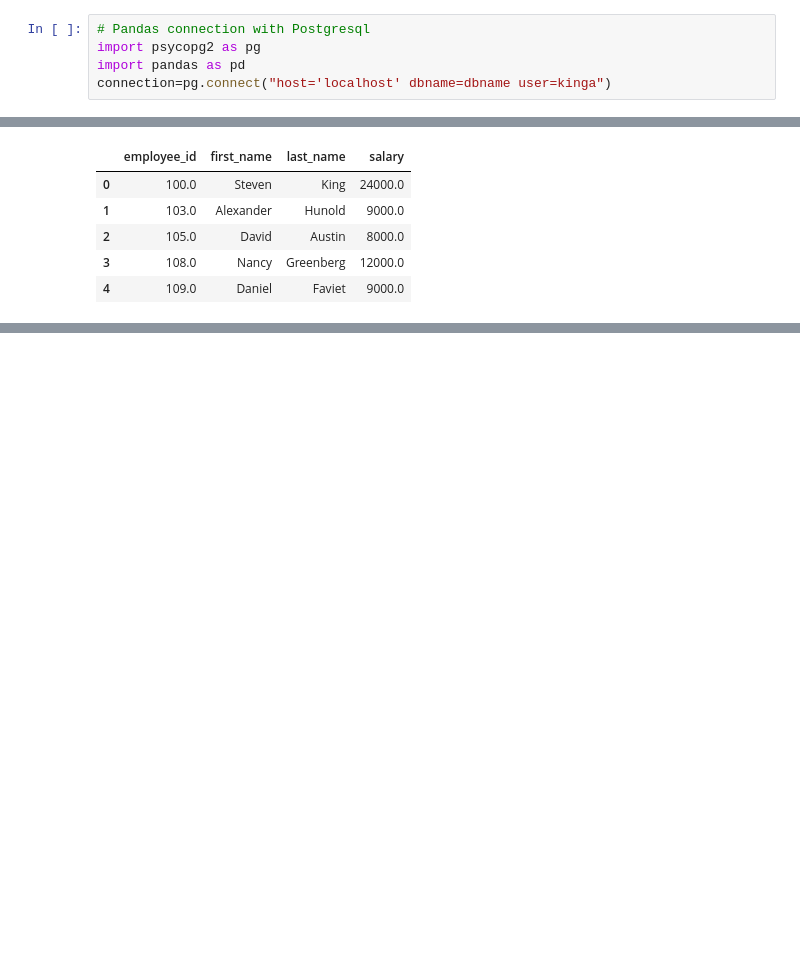
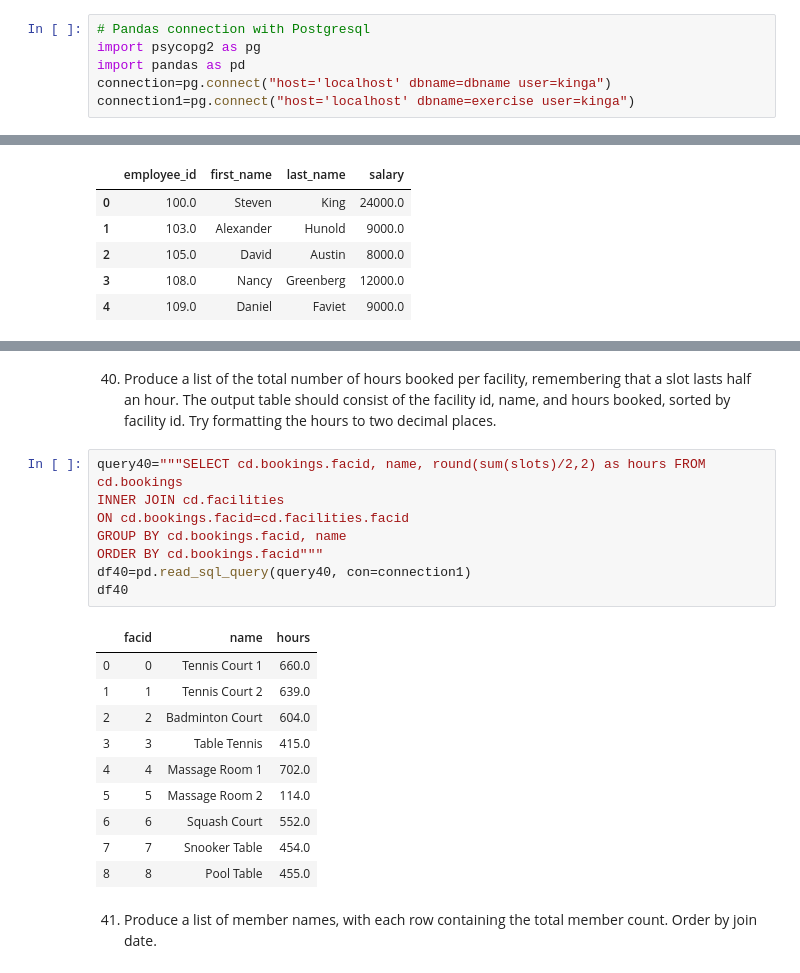
Before and after one commit to KKuzmiak/exercises, a Jupyter notebook: Postgresql.ipynb, the cells around one changed output, grey strips where cells are left out. Drawn from its saved outputs; the diff is of its cells as text; blank space fills up the shorter version.

Commit message:
more exercises

```diff
--- a/Postgresql.ipynb
+++ b/Postgresql.ipynb
@@ -3,6 +3,7 @@
 import psycopg2 as pg
 import pandas as pd
 connection=pg.connect("host='localhost' dbname=dbname user=kinga")
+connection1=pg.connect("host='localhost' dbname=exercise user=kinga")
 # %% [markdown]
 1) Write a query to fill the maximum and minimum salary with leading asterisks whether these two columns does not contain a seven digit number
 # %%
@@ -391,0 +749,23 @@ df23.head()
+# %% [markdown]
+40) Produce a list of the total number of hours booked per facility, remembering that a slot lasts half an hour. The output table should consist of the facility id, name, and hours booked, sorted by facility id. Try formatting the hours to two decimal places.
+# %%
+query40="""SELECT cd.bookings.facid, name, round(sum(slots)/2,2) as hours FROM cd.bookings
+INNER JOIN cd.facilities
+ON cd.bookings.facid=cd.facilities.facid
+GROUP BY cd.bookings.facid, name
+ORDER BY cd.bookings.facid"""
+df40=pd.read_sql_query(query40, con=connection1)
+df40
+# %% [output]
+|  | facid | name | hours |
+| 0 | 0 | Tennis Court 1 | 660.0 |
+| 1 | 1 | Tennis Court 2 | 639.0 |
+| 2 | 2 | Badminton Court | 604.0 |
+| 3 | 3 | Table Tennis | 415.0 |
+| 4 | 4 | Massage Room 1 | 702.0 |
+| 5 | 5 | Massage Room 2 | 114.0 |
+| 6 | 6 | Squash Court | 552.0 |
+| 7 | 7 | Snooker Table | 454.0 |
+| 8 | 8 | Pool Table | 455.0 |
+# %% [markdown]
+41) Produce a list of member names, with each row containing the total member count. Order by join date.
```
Also changed, not shown: parts of 54 cells of this notebook.
